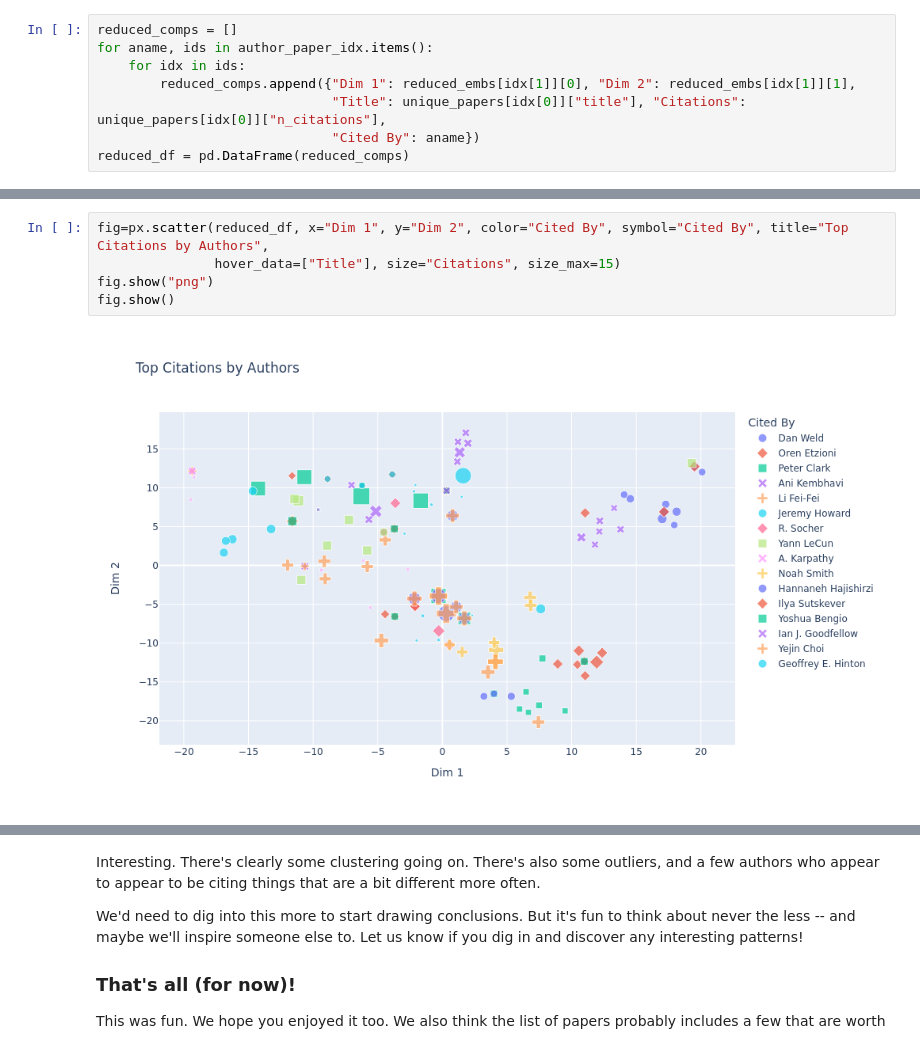
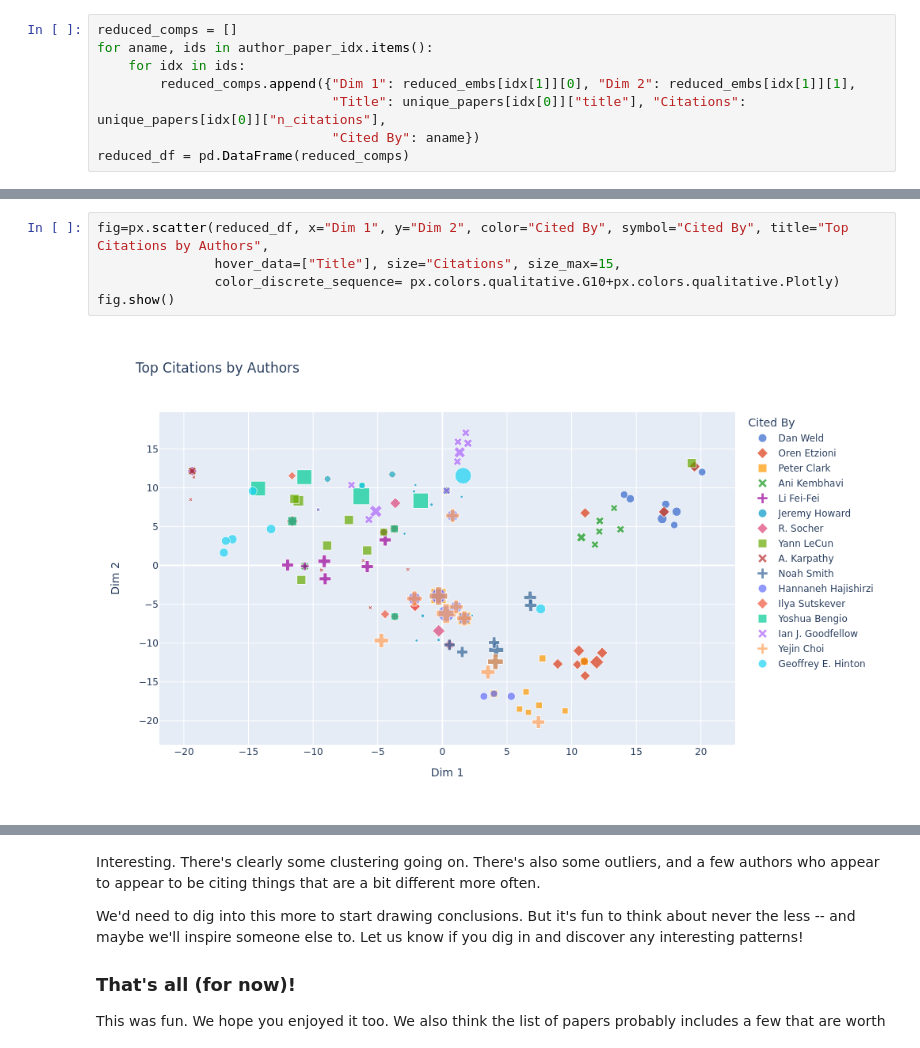
Before and after one commit to allenai/author-explorer, a Jupyter notebook: AuthorTopCitedPapers.ipynb, the cells around one changed output, grey strips where cells are left out. Saved outputs shown, nothing was run; the diff lists cells and outputs as text.

Commit message:
stlying fixes for the plot

```diff
--- a/AuthorTopCitedPapers.ipynb
+++ b/AuthorTopCitedPapers.ipynb
@@ -382,7 +384,7 @@ png_renderer.height = 600
 # %%
 fig=px.scatter(reduced_df, x="Dim 1", y="Dim 2", color="Cited By", symbol="Cited By", title="Top Citations by Authors",
-               hover_data=["Title"], size="Citations", size_max=15)
-fig.show("png")
+               hover_data=["Title"], size="Citations", size_max=15,
+               color_discrete_sequence= px.colors.qualitative.G10+px.colors.qualitative.Plotly)
 fig.show()
 # %% [output]
-[figure, old version]
+[figure, new version]
```
Also changed, not shown: parts of 6 cells of this notebook.
